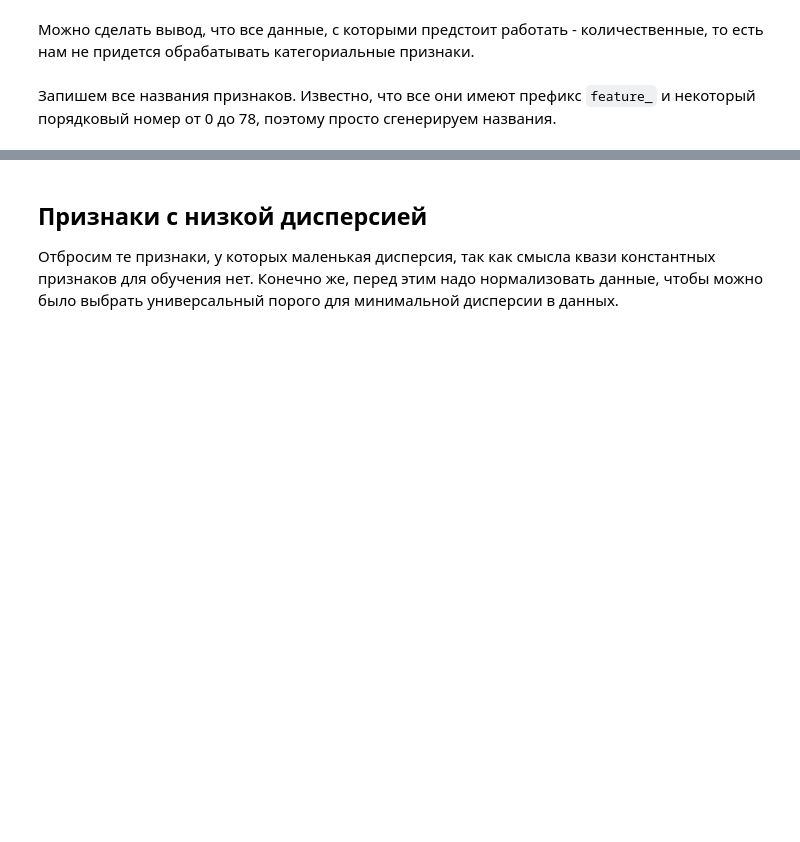
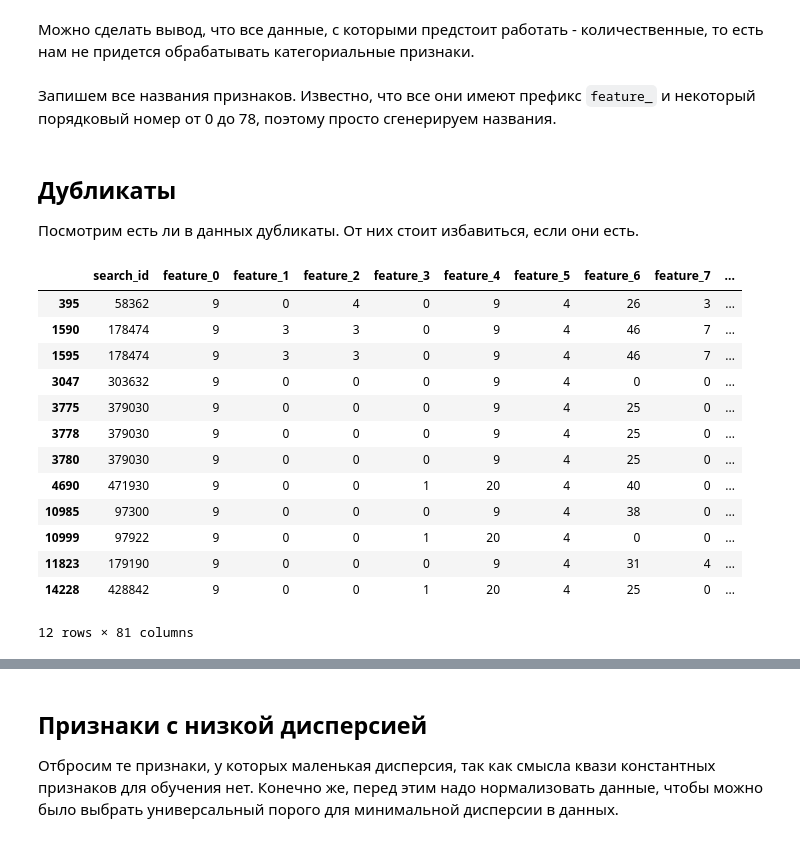
Before and after one commit to evlko/VK-MLE, a Jupyter notebook: model/eda.ipynb, the cells around one changed output, grey strips where cells are left out. Cells and saved outputs as stored; diff of their text form; code cells hidden in the pictures; blank space fills up the shorter version.

```diff
--- a/model/eda.ipynb
+++ b/model/eda.ipynb
@@ -45,3 +48,23 @@ Name: count, dtype: int64
 Запишем все названия признаков. Известно, что все они имеют префикс `feature_` и некоторый порядковый номер от 0 до 78, поэтому просто сгенерируем названия.
 # %%
 features = [f"feature_{num}" for num in range(0, 79)]
+# %% [markdown]
+## Дубликаты
+Посмотрим есть ли в данных дубликаты. От них стоит избавиться, если они есть.
+# %%
+train_df[train_df.duplicated()]
+# %% [output]
+|  | search_id | feature_0 | feature_1 | feature_2 | feature_3 | feature_4 | feature_5 | feature_6 | feature_7 | ... |
+| 395 | 58362 | 9 | 0 | 4 | 0 | 9 | 4 | 26 | 3 | ... |
+| 1590 | 178474 | 9 | 3 | 3 | 0 | 9 | 4 | 46 | 7 | ... |
+| 1595 | 178474 | 9 | 3 | 3 | 0 | 9 | 4 | 46 | 7 | ... |
+| 3047 | 303632 | 9 | 0 | 0 | 0 | 9 | 4 | 0 | 0 | ... |
+| 3775 | 379030 | 9 | 0 | 0 | 0 | 9 | 4 | 25 | 0 | ... |
+| 3778 | 379030 | 9 | 0 | 0 | 0 | 9 | 4 | 25 | 0 | ... |
+| 3780 | 379030 | 9 | 0 | 0 | 0 | 9 | 4 | 25 | 0 | ... |
+| 4690 | 471930 | 9 | 0 | 0 | 1 | 20 | 4 | 40 | 0 | ... |
+| 10985 | 97300 | 9 | 0 | 0 | 0 | 9 | 4 | 38 | 0 | ... |
+| 10999 | 97922 | 9 | 0 | 0 | 1 | 20 | 4 | 0 | 0 | ... |
+| 11823 | 179190 | 9 | 0 | 0 | 0 | 9 | 4 | 31 | 4 | ... |
+| 14228 | 428842 | 9 | 0 | 0 | 1 | 20 | 4 | 25 | 0 | ... |
+12 rows × 81 columns
```
Also changed, not shown: parts of 34 cells of this notebook, 6 other files.
